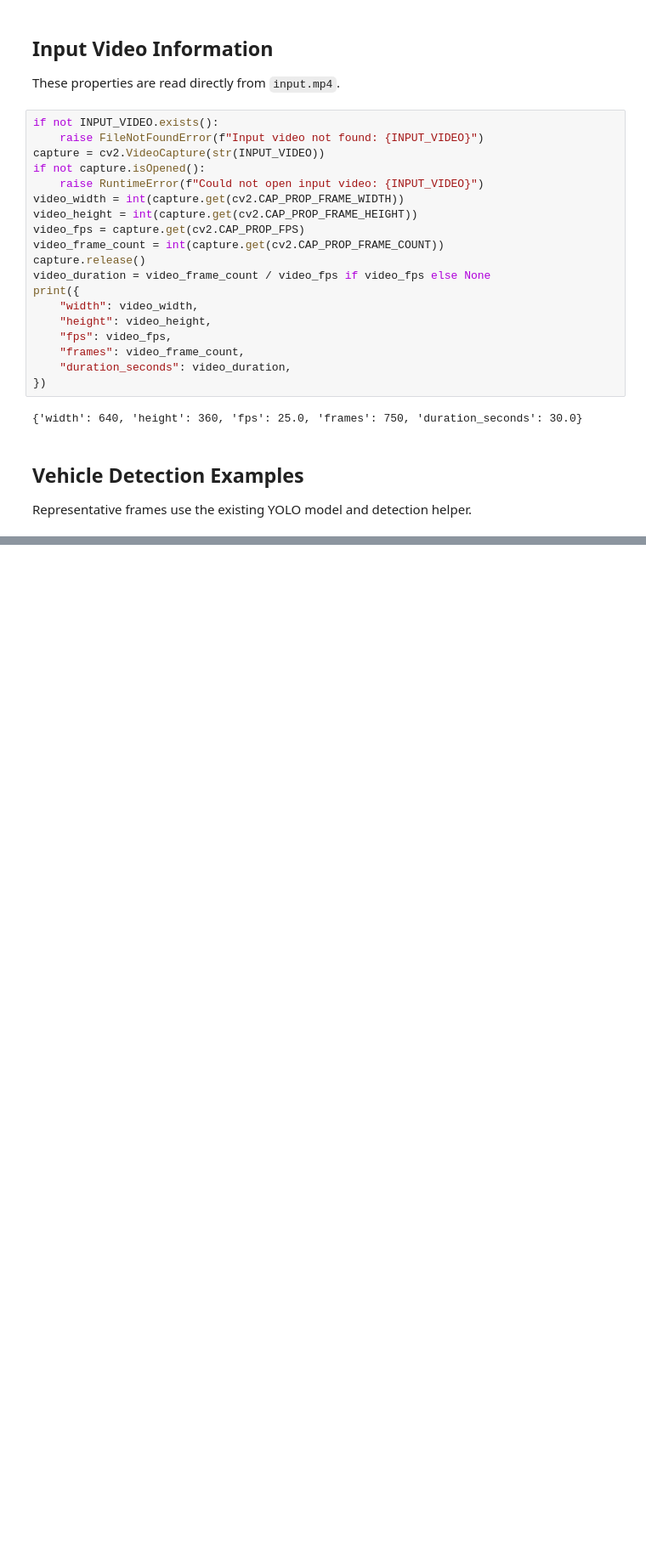
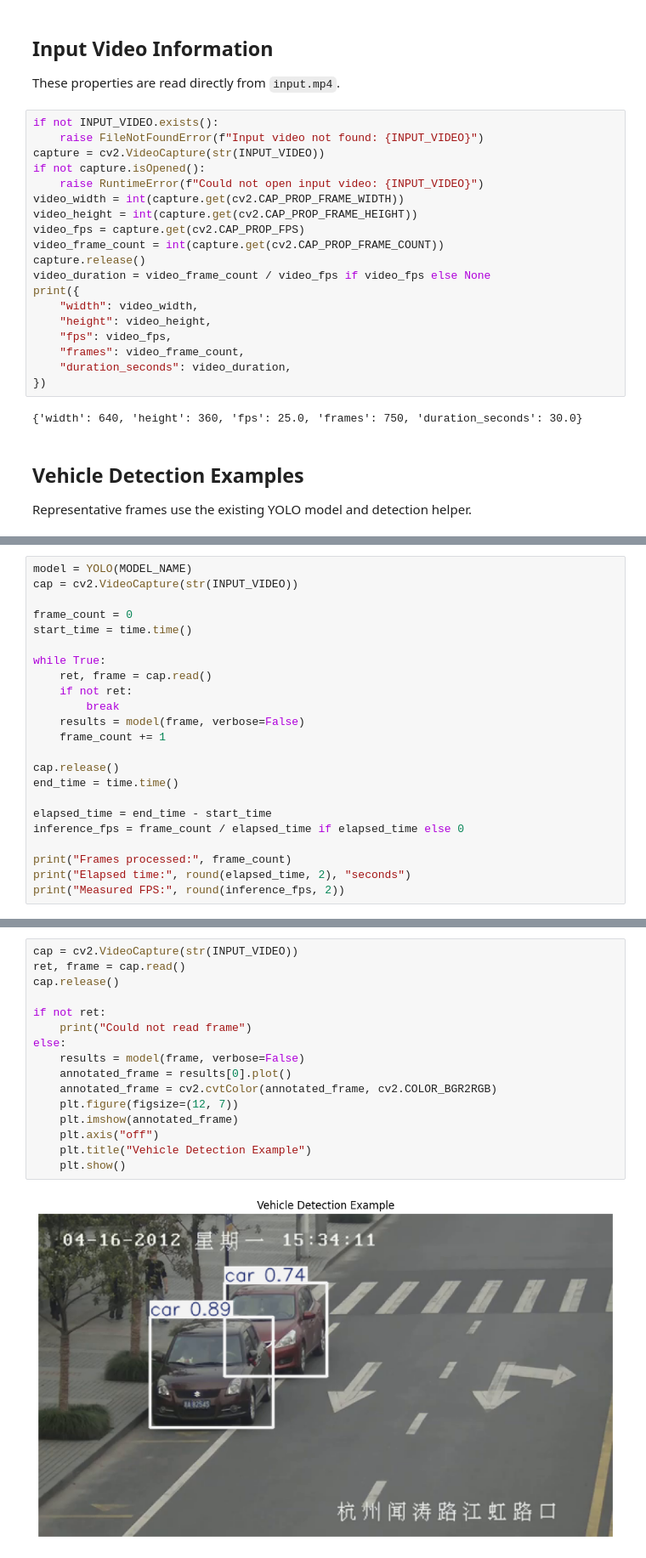
Before and after one commit to Aml517/Aswan-SmartCurbs-AI, a Jupyter notebook: 03_evaluation.ipynb, the cells around one changed output, grey strips where cells are left out. Shown at 85% size. Cells and saved outputs as stored; diff of their text form; blank space fills up the shorter version.

```diff
--- a/03_evaluation.ipynb
+++ b/03_evaluation.ipynb
@@ -601,0 +141,23 @@ Parking occupancy detection was successfully implemented using predefined parkin
+# %%
+model = YOLO(MODEL_NAME)
+cap = cv2.VideoCapture(str(INPUT_VIDEO))
+
+frame_count = 0
+start_time = time.time()
+
+while True:
+    ret, frame = cap.read()
+    if not ret:
+        break
+    results = model(frame, verbose=False)
+    frame_count += 1
+
+cap.release()
+end_time = time.time()
+
+elapsed_time = end_time - start_time
+inference_fps = frame_count / elapsed_time if elapsed_time else 0
+
+print("Frames processed:", frame_count)
+print("Elapsed time:", round(elapsed_time, 2), "seconds")
+print("Measured FPS:", round(inference_fps, 2))
@@ -601,0 +172,18 @@ Parking occupancy detection was successfully implemented using predefined parkin
+# %%
+cap = cv2.VideoCapture(str(INPUT_VIDEO))
+ret, frame = cap.read()
+cap.release()
+
+if not ret:
+    print("Could not read frame")
+else:
+    results = model(frame, verbose=False)
+    annotated_frame = results[0].plot()
+    annotated_frame = cv2.cvtColor(annotated_frame, cv2.COLOR_BGR2RGB)
+    plt.figure(figsize=(12, 7))
+    plt.imshow(annotated_frame)
+    plt.axis("off")
+    plt.title("Vehicle Detection Example")
+    plt.show()
+# %% [output]
+[figure, added]
```
Also changed, not shown: parts of 47 cells of this notebook, 10 other files.
